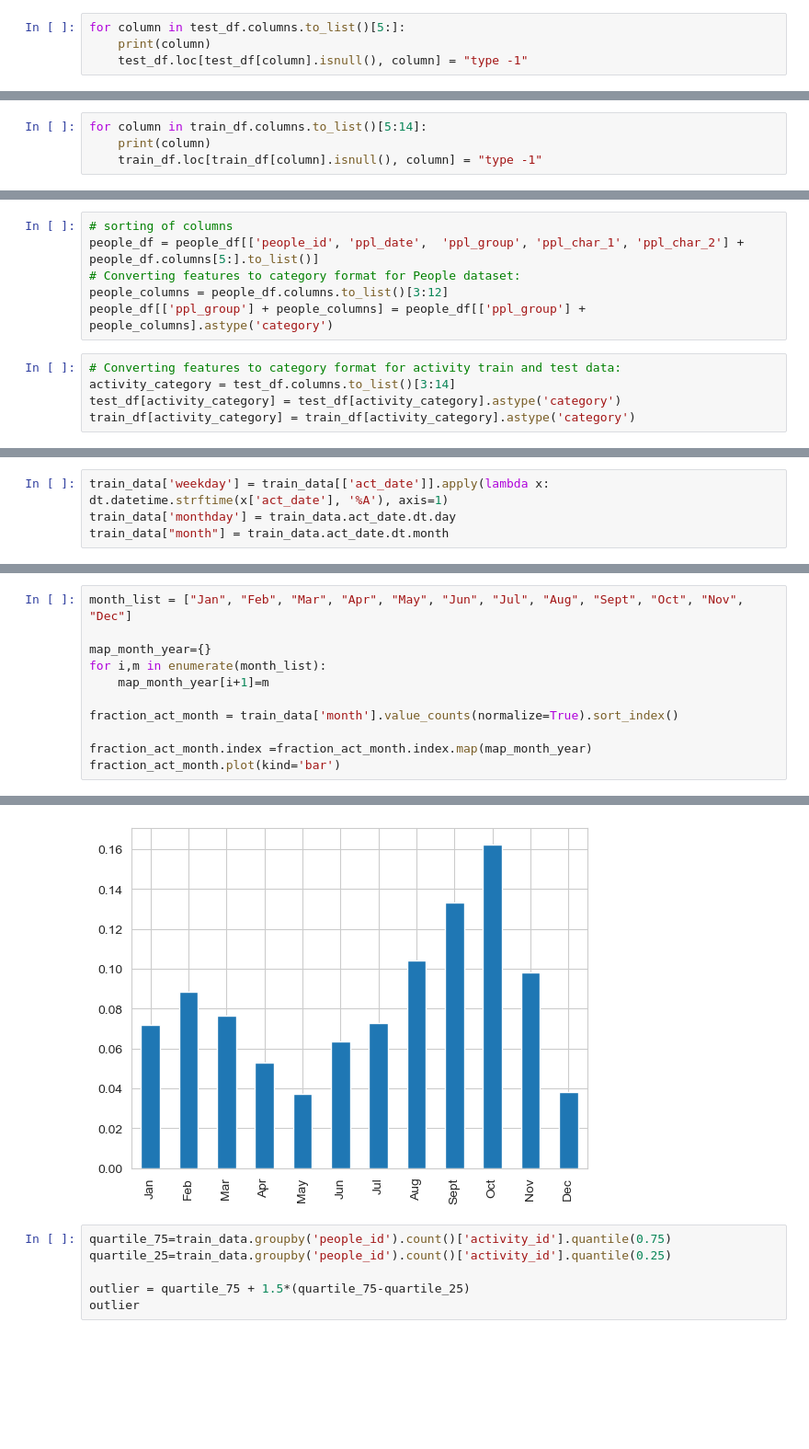
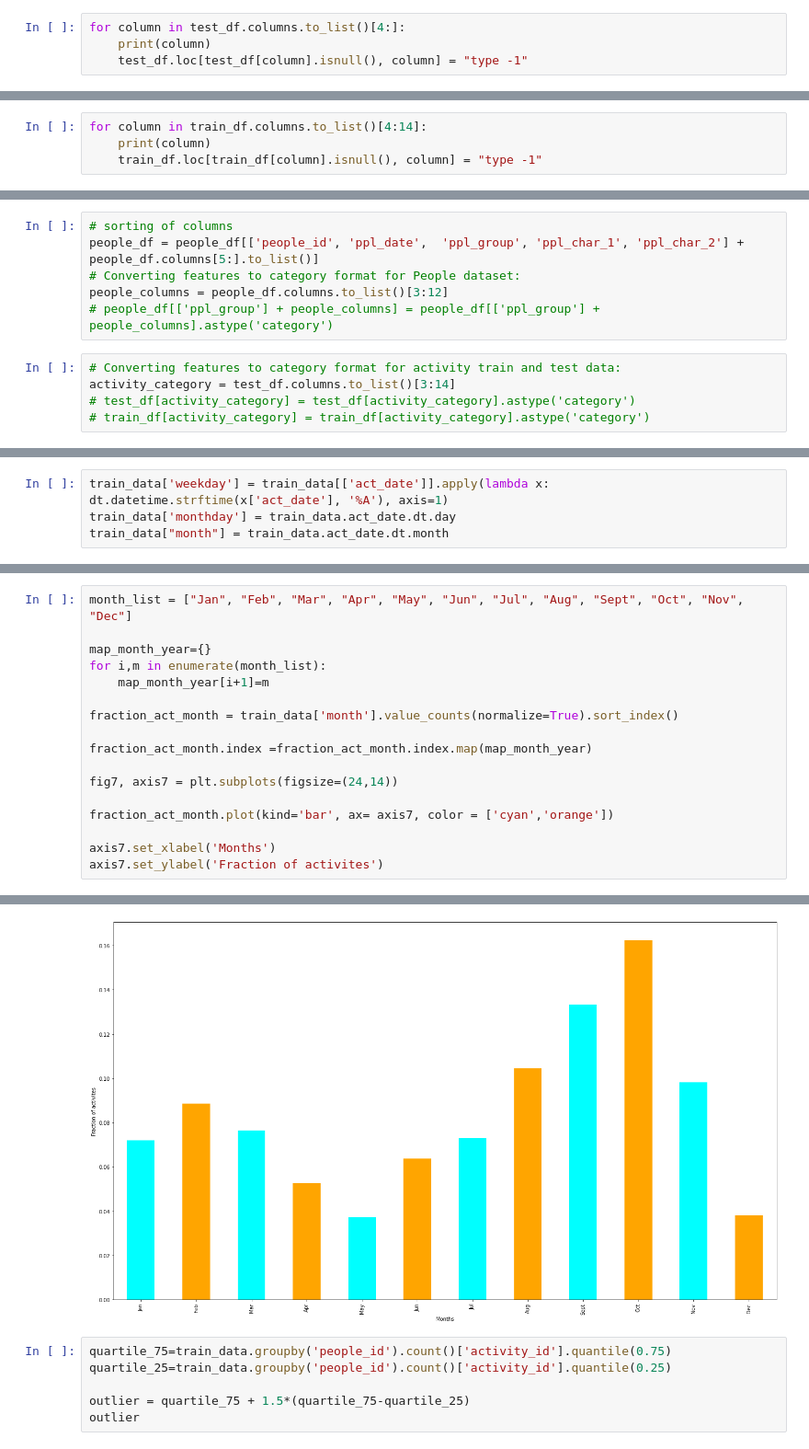
Before and after one commit to HeyIts-RJ/predicting-red-hat-business-value, a Jupyter notebook: final-project.ipynb, the cells around one changed output, grey strips where cells are left out. Shown: that part at 92% size. Drawn from its saved outputs; the diff is of its cells as text; blank space fills up the shorter version.

```diff
--- a/final-project.ipynb
+++ b/final-project.ipynb
@@ -160,7 +180,7 @@ act_char_9                   object
 act_char_10                  object
 dtype: object
 # %%
-for column in test_df.columns.to_list()[5:]:
+for column in test_df.columns.to_list()[4:]:
     print(column)
     test_df.loc[test_df[column].isnull(), column] = "type -1"
 # %% [output]
@@ -174,7 +195,7 @@ act_char_8
 act_char_9
 act_char_10
 # %%
-for column in train_df.columns.to_list()[5:14]:
+for column in train_df.columns.to_list()[4:14]:
     print(column)
     train_df.loc[train_df[column].isnull(), column] = "type -1"
 # %% [output]
@@ -192,10 +214,10 @@ act_char_10
 people_df = people_df[['people_id', 'ppl_date',  'ppl_group', 'ppl_char_1', 'ppl_char_2'] + people_df.columns[5:].to_list()]
 # Converting features to category format for People dataset:
 people_columns = people_df.columns.to_list()[3:12]
-people_df[['ppl_group'] + people_columns] = people_df[['ppl_group'] + people_columns].astype('category')
+# people_df[['ppl_group'] + people_columns] = people_df[['ppl_group'] + people_columns].astype('category')
 # %%
 # Converting features to category format for activity train and test data:
 activity_category = test_df.columns.to_list()[3:14]
-test_df[activity_category] = test_df[activity_category].astype('category')
-train_df[activity_category] = train_df[activity_category].astype('category')
+# test_df[activity_category] = test_df[activity_category].astype('category')
+# train_df[activity_category] = train_df[activity_category].astype('category')
 # %%
@@ -347,5 +390,11 @@ for i,m in enumerate(month_list):
 fraction_act_month = train_data['month'].value_counts(normalize=True).sort_index()
 
 fraction_act_month.index =fraction_act_month.index.map(map_month_year)
-fraction_act_month.plot(kind='bar')
+
+fig7, axis7 = plt.subplots(figsize=(24,14))
+
+fraction_act_month.plot(kind='bar', ax= axis7, color = ['cyan','orange'])
+
+axis7.set_xlabel('Months')
+axis7.set_ylabel('Fraction of activites')
 # %% [output]
@@ -353,4 +402,4 @@ fraction_act_month.plot(kind='bar')
-[figure, old version]
+[figure, new version]
 # %%
 quartile_75=train_data.groupby('people_id').count()['activity_id'].quantile(0.75)
 quartile_25=train_data.groupby('people_id').count()['activity_id'].quantile(0.25)
```
Also changed, not shown: parts of 141 cells of this notebook.
